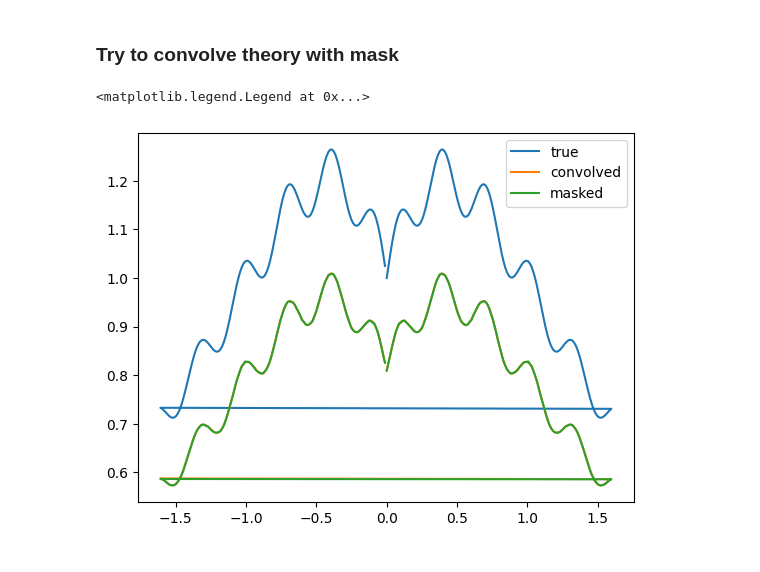
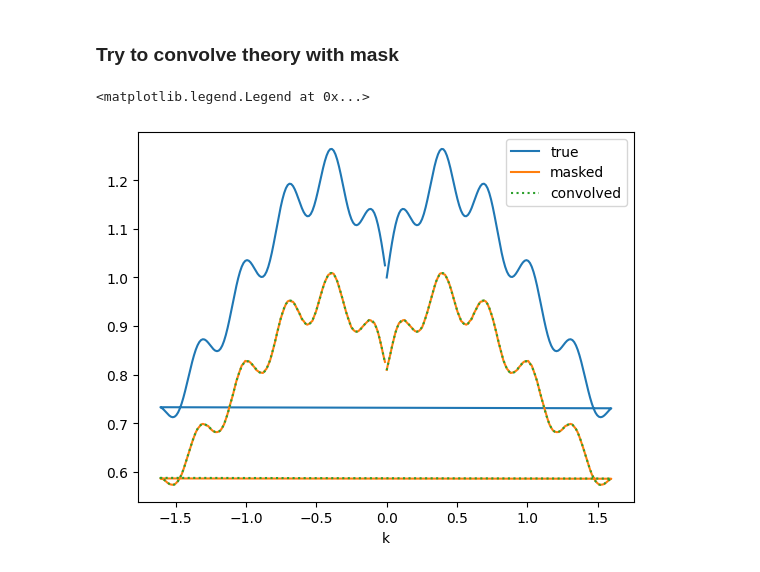
Before and after one commit to sindhusatyavolu/fourier_playground, a Jupyter notebook: notebooks/mask_fft.ipynb, the cells around one changed output. Cells and saved outputs as stored; diff of their text form; code cells hidden in the pictures.

```diff
--- a/notebooks/mask_fft.ipynb
+++ b/notebooks/mask_fft.ipynb
@@ -304,9 +305,10 @@ for m in range(N):
         convolved_p1d[m] += true[n] * M_m_n
 # %%
 plt.plot(k,true,label='true')
-plt.plot(k,convolved_p1d/N/N,label='convolved')
 plt.plot(k,mean_masked_p1d,label='masked')
+plt.plot(k,convolved_p1d/N/N,ls=':',label='convolved')
+plt.xlabel('k')
 plt.legend()
 # %% [output]
 <matplotlib.legend.Legend at 0x...>
-[figure, old version]
+[figure, new version]
```
Also changed, not shown: parts of 1 cell of this notebook.
